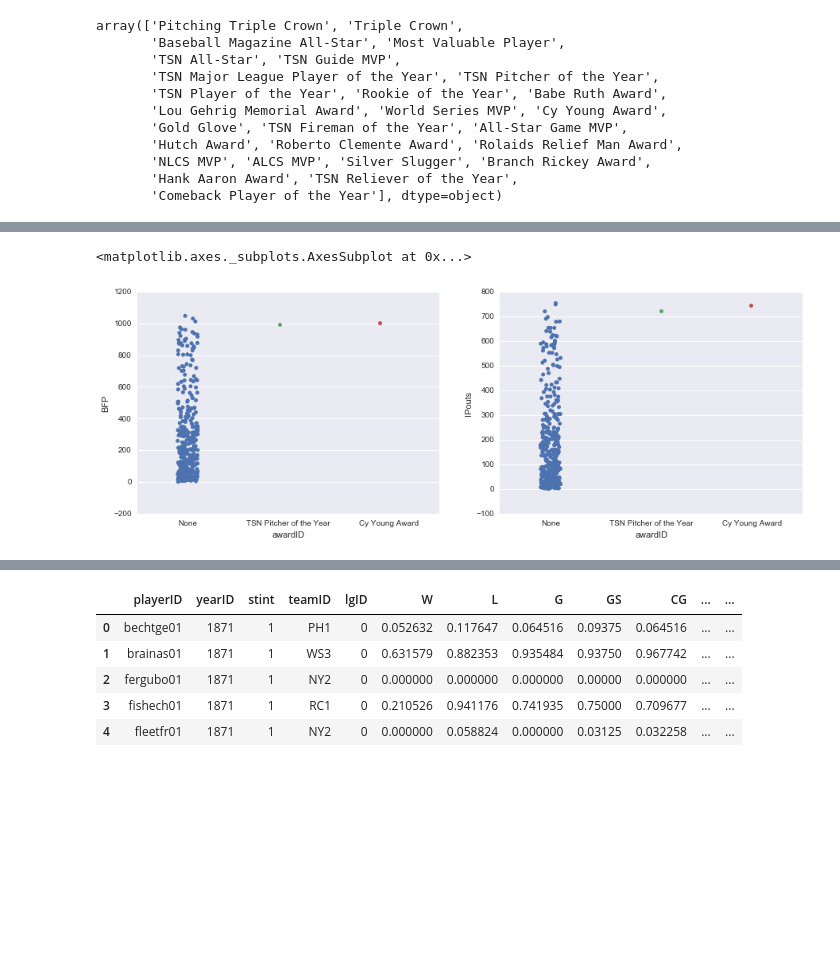
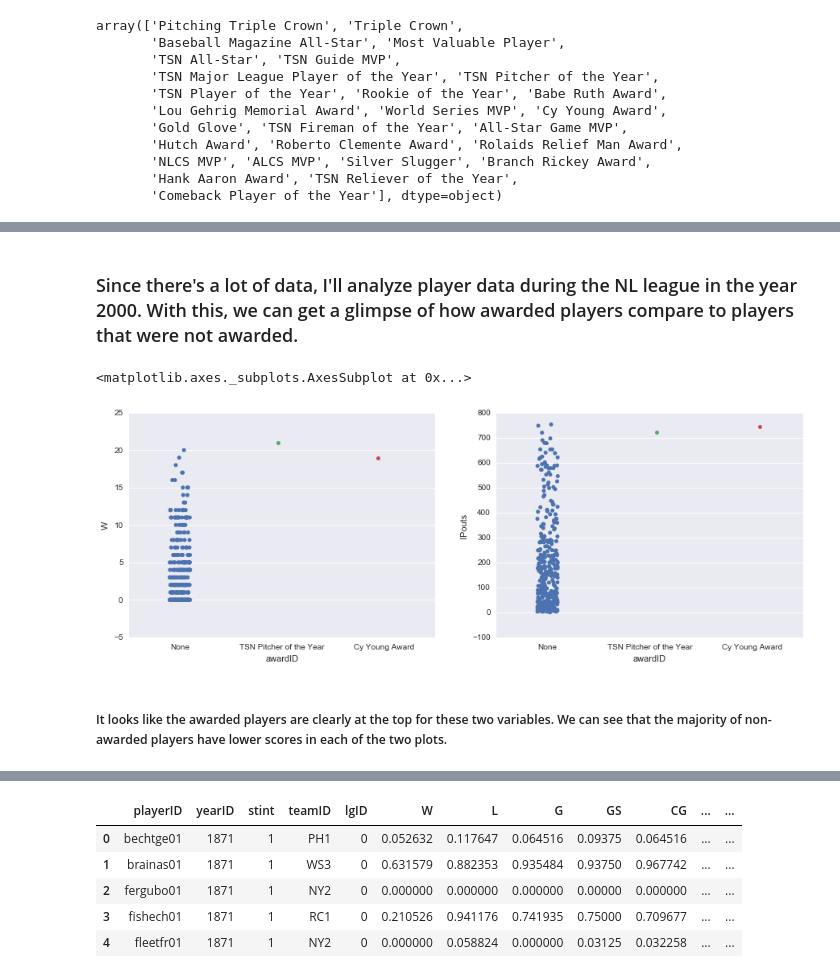
Before and after one commit to ppotiny/BaseballAnalysis, a Jupyter notebook: BaseballAnalysis.ipynb, the cells around one changed output, grey strips where cells are left out. Saved outputs shown, nothing was run; the diff lists cells and outputs as text; code cells hidden in the pictures; blank space fills up the shorter version.

```diff
--- a/BaseballAnalysis.ipynb
+++ b/BaseballAnalysis.ipynb
@@ -65,17 +68,0 @@ print awarded_pitchers['playerID'].unique()
-# %%
-# Let's get the pitcher stats
-
-pitcher_stats = pd.read_csv('baseball/Pitching.csv')
-
-# Create some new variables
-
-pitcher_stats['win%'] = pitcher_stats['W']/pitcher_stats['G']
-pitcher_stats['lose%'] = pitcher_stats['L']/pitcher_stats['G']
-
-# Fill NaNs with 0:
-pitcher_stats = pitcher_stats.fillna(0)
-
-pitcher_stats = pd.merge(pitcher_stats, awarded_pitchers, how='left', on=['playerID', 'yearID', 'lgID'])
-pitcher_stats = pitcher_stats.fillna('None')
-
-pitcher_stats[pitcher_stats['playerID'] == 'glavito02'].head(10)
@@ -94,0 +73,6 @@ pitcher_stats[pitcher_stats['playerID'] == 'glavito02'].head(10)
+# %%
+pitcher_stats = pd.merge(pitcher_stats, awarded_pitchers, how='left', on=['playerID', 'yearID', 'lgID'])
+pitcher_stats['awardID'] = pitcher_stats['awardID'].fillna('None')
+
+# Let's look at some of the players with awards
+pitcher_stats[pitcher_stats['awardID'] != 'None'].head()
@@ -95,17 +87,20 @@ pitcher_stats[pitcher_stats['playerID'] == 'glavito02'].head(10)
+# %% [markdown]
+### Since there's a lot of data, I'll analyze player data during the NL league in the year 2000. With this, we can get a glimpse of how awarded players compare to players that were not awarded.
 # %%
-# Compare one instance with all other players in that year...
-# Since there's a lot of data, let's just start with 2000-2014. I'll analyze a single instance of 2000 player data.
-# First, create definition that works for us
-
 nl_2000 = pitcher_stats.loc[(pitcher_stats['yearID'] == 2000) & (pitcher_stats['lgID'] == 'NL')]
 
 %matplotlib inline
 
 f, (ax1, ax2) = plt.subplots(1, 2, figsize=(15, 5))
 
-sns.stripplot('awardID', 'BFP', data=nl_2000, ax=ax1, jitter=True)
+# These two variables seemed to show the largest difference.
+# BFP = Batters Faced By Pitcher
+# IPouts = Outs Pitched (innings pitched x 3)
+sns.stripplot('awardID', 'W', data=nl_2000, ax=ax1, jitter=True)
 
 sns.stripplot('awardID', 'IPouts', data=nl_2000, ax=ax2, jitter=True)
 # %% [output]
 <matplotlib.axes._subplots.AxesSubplot at 0x...>
-[figure, old version]
+[figure, new version]
+# %% [markdown]
+##### It looks like the awarded players are clearly at the top for these two variables. We can see that the majority of non-awarded players have lower scores in each of the two plots.
```
Also changed, not shown: parts of 25 cells of this notebook.
